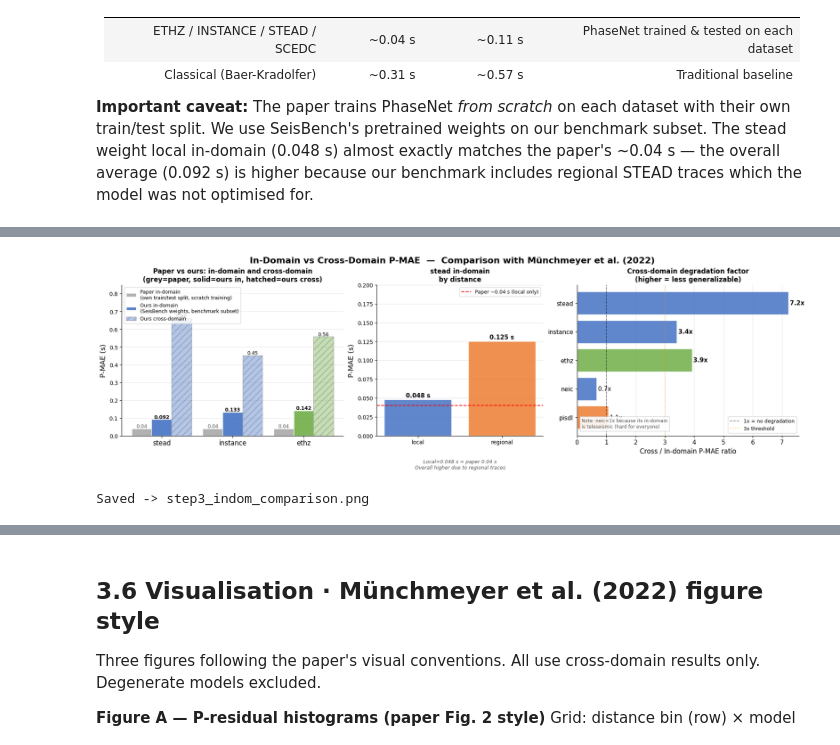
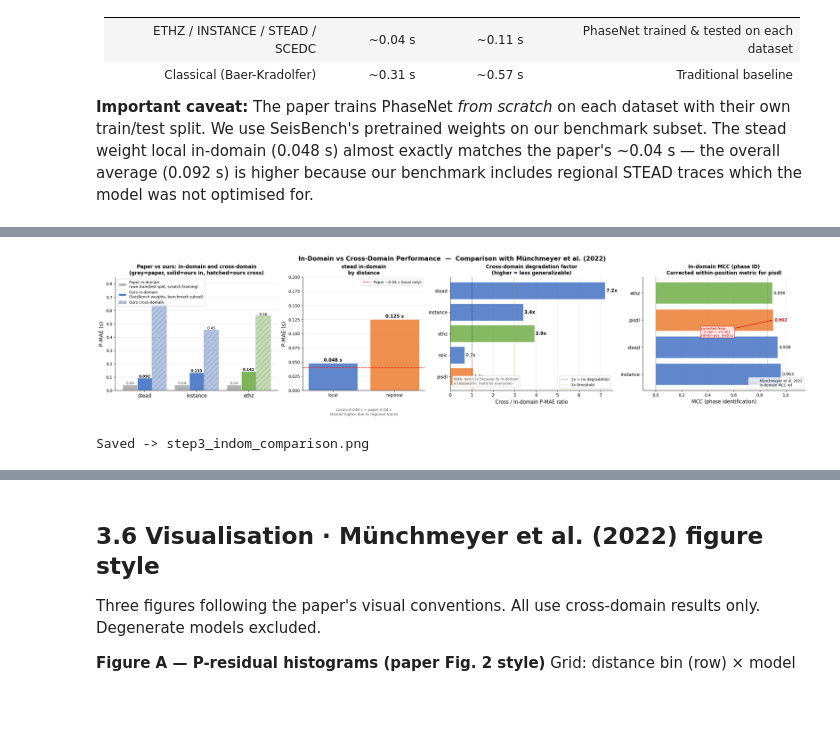
Before and after one commit to Denolle-Lab/phasenet-retrain, a Jupyter notebook: notebooks/06_step_3_inference_evaluation.ipynb, the cells around one changed output, grey strips where cells are left out. Cells and saved outputs as stored; diff of their text form; code cells hidden in the pictures; blank space fills up the shorter version.

```diff
--- a/notebooks/06_step_3_inference_evaluation.ipynb
+++ b/notebooks/06_step_3_inference_evaluation.ipynb
@@ -824,23 +977,20 @@ for _,r in indom.iterrows():
               f'degradation={factor:.1f}x')
 
 # ── Figure: in-domain vs cross-domain with paper comparison ────────────
-# Paper in-domain reference values (Munchmeyer et al. 2022, PhaseNet per dataset)
 PAPER_INDOM = {'stead': 0.04, 'instance': 0.04, 'ethz': 0.04}
 PAPER_RMSE  = {'stead': 0.11, 'instance': 0.11, 'ethz': 0.11}
 TIER_COLORS = {'A':'#4472C4','B':'#ED7D31','C':'#70AD47','D':'#9C27B0'}
 
-models_plot = [r['weight'] for _,r in indom.iterrows()
-               if r['weight'] in PAPER_INDOM]
-models_nopaper = [r['weight'] for _,r in indom.iterrows()
-                  if r['weight'] not in PAPER_INDOM]
+models_plot   = [r['weight'] for _,r in indom.iterrows() if r['weight'] in PAPER_INDOM]
+models_nopaper= [r['weight'] for _,r in indom.iterrows() if r['weight'] not in PAPER_INDOM]
 
-fig, axes = plt.subplots(1, 3, figsize=(18, 5.5),
-                          gridspec_kw={'width_ratios':[2,1.5,2]},
+fig, axes = plt.subplots(1, 4, figsize=(24, 5.5),
+                          gridspec_kw={'width_ratios':[2, 1.5, 2, 2]},
                           constrained_layout=True)
-fig.suptitle('In-Domain vs Cross-Domain P-MAE  —  Comparison with Münchmeyer et al. (2022)',
-             fontsize=16, fontweight='bold')
+fig.suptitle('In-Domain vs Cross-Domain Performance  —  Comparison with Münchmeyer et al. (2022)',
+             fontsize=15, fontweight='bold')
 
-# Panel 1: in-domain comparison with paper
+# ── Panel 1: P-MAE — paper vs ours in-domain vs cross-domain ──────────
 ax = axes[0]
 x = np.arange(len(models_plot)); bw = 0.28
 paper_vals = [PAPER_INDOM[w] for w in models_plot]
@@ -866,7 +1016,7 @@ ax.set_title('Paper vs ours: in-domain and cross-domain\n(grey=paper, solid=ours
 ax.legend(fontsize=9, loc='upper left'); ax.spines[['top','right']].set_visible(False)
 ax.set_facecolor('white'); ax.yaxis.grid(True, alpha=0.3); ax.set_axisbelow(True)
 
-# Panel 2: stead local vs regional in-domain (shows why overall != paper)
+# ── Panel 2: stead local vs regional in-domain ────────────────────────
 ax2 = axes[1]
 stead_dist = metrics_df[(metrics_df['split']=='in_domain')&(metrics_df['weight']=='stead')&
                          (metrics_df['dist_bin']!='all')&(metrics_df['n_traces']>20)]
@@ -882,7 +1032,7 @@ ax2.set_facecolor('white'); ax2.yaxis.grid(True, alpha=0.3); ax2.set_axisbelow(T
 ax2.text(0.5, -0.22, 'Local=0.048 s ≈ paper 0.04 s\nOverall higher due to regional traces',
          transform=ax2.transAxes, ha='center', fontsize=9, style='italic', color='#555')
 
-# Panel 3: degradation factor for all in-domain models
+# ── Panel 3: cross/in-domain degradation factor ───────────────────────
 ax3 = axes[2]
 degrad_models = []; degrad_vals = []
 for _,r in indom.iterrows():
@@ -910,6 +1060,50 @@ ax3.text(0.02, 0.05,
          transform=ax3.transAxes, fontsize=8.5, color='#555',
          bbox=dict(fc='white', ec='#ccc', alpha=0.9, pad=3))
 
+# ── Panel 4: In-domain MCC — showing corrected pisdl value ───────────
+ax4 = axes[3]
+mcc_models = []; mcc_vals = []; mcc_cols = []
+for _,r in indom.sort_values('mcc', ascending=False, na_position='last').iterrows():
+    w = r['weight']
+    v = r['mcc']
+    if np.isnan(v): continue
+    mcc_models.append(w)
+    mcc_vals.append(float(v))
+    mcc_cols.append(TIER_COLORS.get(PHASENET_WEIGHTS.get(w,{}).get('tier','?'),'#888'))
+
+y_pos = np.arange(len(mcc_models))
+bars4 = ax4.barh(y_pos, mcc_vals, color=mcc_cols, alpha=0.85, edgecolor='white')
+
+for bar, v, w in zip(bars4, mcc_vals, mcc_models):
+    label = f'{v:.3f}'
+    ax4.text(max(v, 0) + 0.01, bar.get_y() + bar.get_height()/2,
+             label, va='center', fontsize=10,
+             fontweight='bold' if w == 'pisdl' else 'normal',
+             color='#C00000' if w == 'pisdl' else 'black')
+
+# Annotate pisdl correction
+if 'pisdl' in mcc_models:
+    pisdl_idx = mcc_models.index('pisdl')
+    ax4.annotate('corrected from\n−0.366 → +0.903\n(within-pos. metric)',
+                 xy=(mcc_vals[pisdl_idx], pisdl_idx),
+                 xytext=(0.35, pisdl_idx - 0.6),
+                 fontsize=8, color='#C00000',
+                 arrowprops=dict(arrowstyle='->', color='#C00000', lw=1.2),
+                 bbox=dict(fc='#FFF0F0', ec='#C00000', alpha=0.85, pad=2))
+
+ax4.set_yticks(y_pos)
+ax4.set_yticklabels(mcc_models, fontsize=11)
+ax4.axvline(0, color='black', lw=0.8, linestyle='-', alpha=0.4)
+ax4.axvline(0.86, color='grey', lw=1.2, linestyle='--', alpha=0.5,
+             label='Münchmeyer et al. 2022\nin-domain MCC ref')
+ax4.set_xlabel('MCC (phase identification)', fontsize=12)
+ax4.set_xlim(-0.1, 1.15)
+ax4.set_title('In-domain MCC (phase ID)\nCorrected within-position metric for pisdl',
+              fontsize=12, fontweight='bold')
+ax4.legend(fontsize=8.5, loc='lower right')
+ax4.spines[['top','right']].set_visible(False)
+ax4.set_facecolor('white'); ax4.xaxis.grid(True, alpha=0.3); ax4.set_axisbelow(True)
+
 plt.savefig('step3_indom_comparison.png', dpi=150, bbox_inches='tight', facecolor='white')
 plt.show()
 print('Saved -> step3_indom_comparison.png')
@@ -924,12 +1118,12 @@ instance    A      8406   0.1333    0.3977      0.9099  0.9625     0.0143
 
 Per-distance in-domain breakdown:
   stead:
              dist_bin  n_traces  p_mae_s  p_rmse_s  p_med_prob    mcc
        local (<150km)      4069   0.0480    0.1384       0.986 0.9500
 ... (11 lines left out)
   instance    : in=0.133s  cross=0.453s  degradation=3.4x
   ethz        : in=0.142s  cross=0.558s  degradation=3.9x
   neic        : in=0.775s  cross=0.517s  degradation=0.7x
   pisdl       : in=0.878s  cross=0.933s  degradation=1.1x
-[figure, old version]
+[figure, new version]
 Saved -> step3_indom_comparison.png
```
Also changed, not shown: parts of 12 cells of this notebook.
